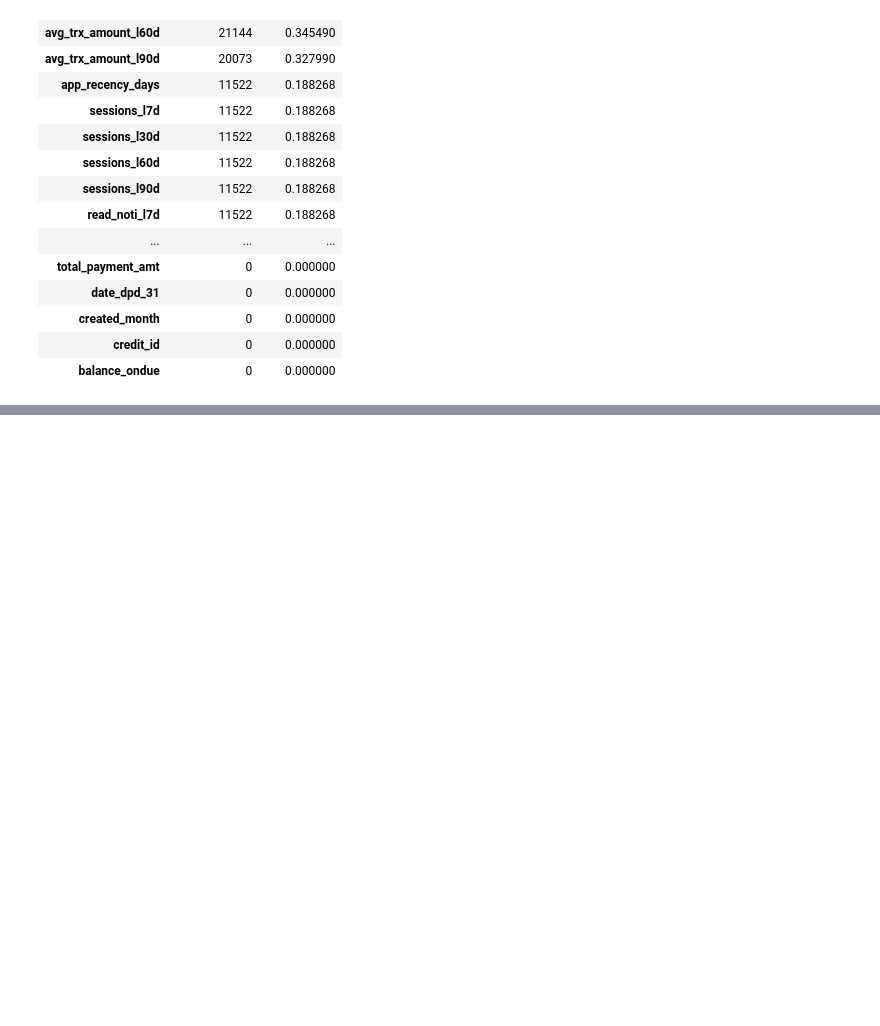
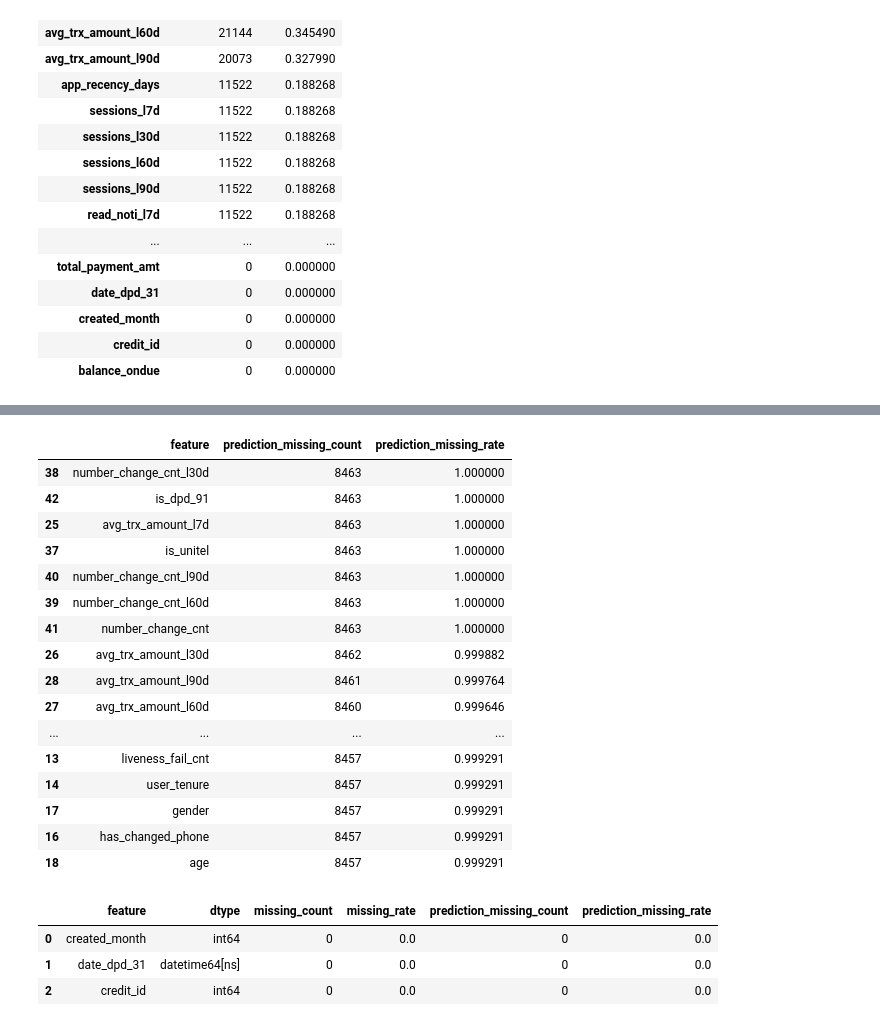
Before and after one commit to Khishigjargal42/toki_ds_task, a Jupyter notebook: notebooks/Toki_DPD91_Final.ipynb, the cells around one changed output, grey strips where cells are left out. Saved outputs shown, nothing was run; the diff lists cells and outputs as text; code cells hidden in the pictures; blank space fills up the shorter version.

```diff
--- a/notebooks/Toki_DPD91_Final.ipynb
+++ b/notebooks/Toki_DPD91_Final.ipynb
@@ -417,0 +478,60 @@ display(missing_summary)
+# %%
+# ============================================================
+# 4.2 Features with Very High Missingness in Prediction Set
+# ============================================================
+
+prediction_availability = (
+    feature_audit[
+        [
+            "feature",
+            "prediction_missing_count",
+            "prediction_missing_rate"
+        ]
+    ]
+    .sort_values("prediction_missing_rate", ascending=False)
+)
+
+display(
+    prediction_availability[
+        prediction_availability["prediction_missing_rate"] >= 0.90
+    ]
+)
+# %% [output]
+|  | feature | prediction_missing_count | prediction_missing_rate |
+| 38 | number_change_cnt_l30d | 8463 | 1.000000 |
+| 42 | is_dpd_91 | 8463 | 1.000000 |
+| 25 | avg_trx_amount_l7d | 8463 | 1.000000 |
+| 37 | is_unitel | 8463 | 1.000000 |
+| 40 | number_change_cnt_l90d | 8463 | 1.000000 |
+| 39 | number_change_cnt_l60d | 8463 | 1.000000 |
+| 41 | number_change_cnt | 8463 | 1.000000 |
+| 26 | avg_trx_amount_l30d | 8462 | 0.999882 |
+| 28 | avg_trx_amount_l90d | 8461 | 0.999764 |
+| 27 | avg_trx_amount_l60d | 8460 | 0.999646 |
+| ... | ... | ... | ... |
+| 13 | liveness_fail_cnt | 8457 | 0.999291 |
+| 14 | user_tenure | 8457 | 0.999291 |
+| 17 | gender | 8457 | 0.999291 |
+| 16 | has_changed_phone | 8457 | 0.999291 |
+| 18 | age | 8457 | 0.999291 |
+# %%
+# ============================================================
+# 4.3 Identifier and Time-related Features
+# ============================================================
+
+identifier_time_features = [
+    "credit_id",
+    "created_month",
+    "date_dpd_31"
+]
+
+display(
+    feature_audit[
+        feature_audit["feature"].isin(identifier_time_features)
+    ]
+)
+# %% [output]
+|  | feature | dtype | missing_count | missing_rate | prediction_missing_count | prediction_missing_rate |
+| 0 | created_month | int64 | 0 | 0.0 | 0 | 0.0 |
+| 1 | date_dpd_31 | datetime64[ns] | 0 | 0.0 | 0 | 0.0 |
+| 2 | credit_id | int64 | 0 | 0.0 | 0 | 0.0 |
```
Also changed, not shown: parts of 16 cells of this notebook.
